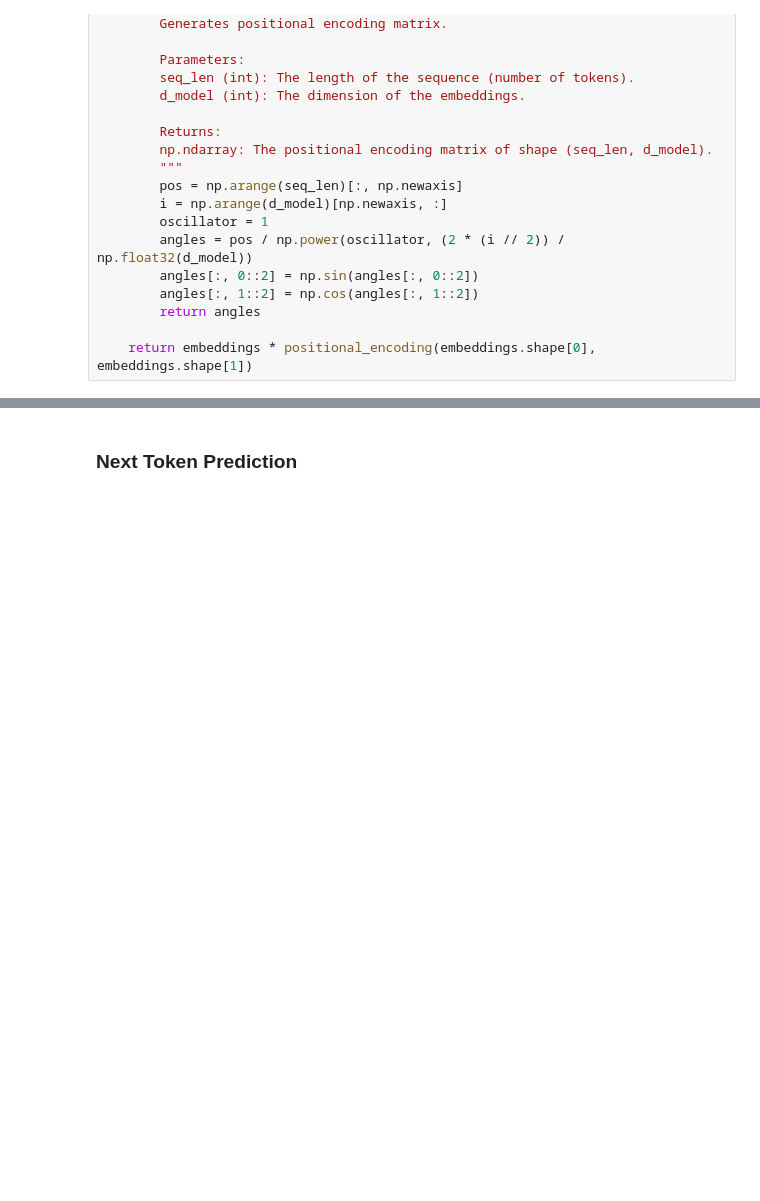
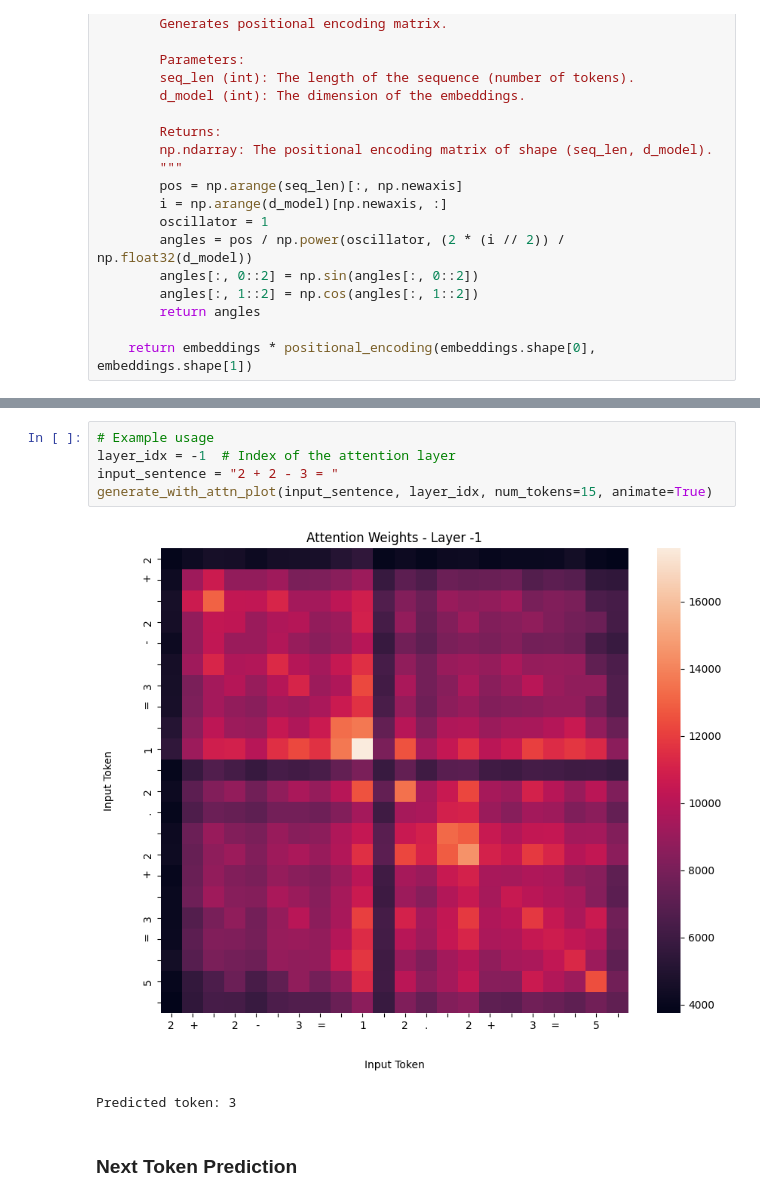
Before and after one commit to chris-hoertnagl/AI-Dojo, a Jupyter notebook: LLM/language_model_basics/nlp.ipynb, the cells around one changed output, grey strips where cells are left out. Cells and saved outputs as stored; diff of their text form; blank space fills up the shorter version.

```diff
--- a/LLM/language_model_basics/nlp.ipynb
+++ b/LLM/language_model_basics/nlp.ipynb
@@ -428,3 +393,11 @@ LlamaForCausalLM(
+# %%
+# Example usage
+layer_idx = -1  # Index of the attention layer
+input_sentence = "2 + 2 - 3 = "
+generate_with_attn_plot(input_sentence, layer_idx, num_tokens=15, animate=True)
+# %% [output]
+[figure, added]
+Predicted token: 3
 # %% [markdown]
 ### Next Token Prediction
 # %%
```
Also changed, not shown: parts of 14 cells of this notebook.
